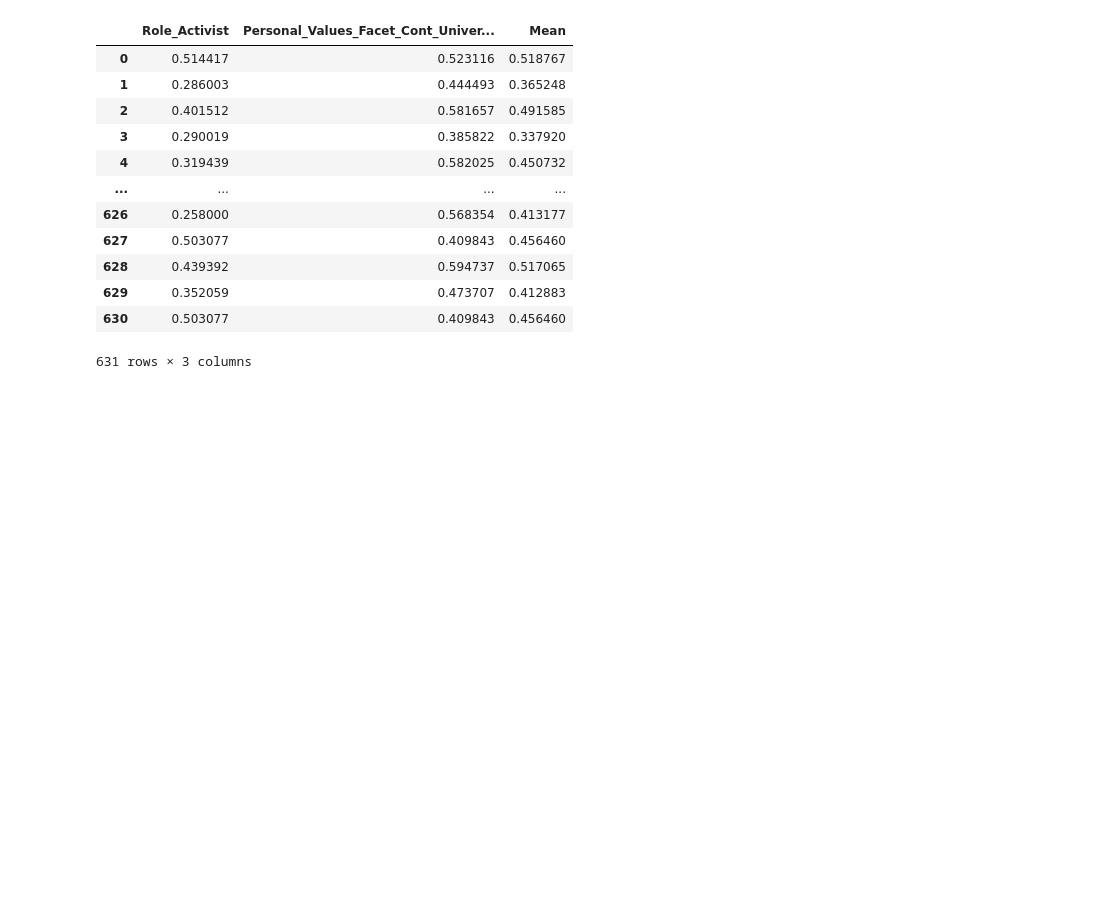
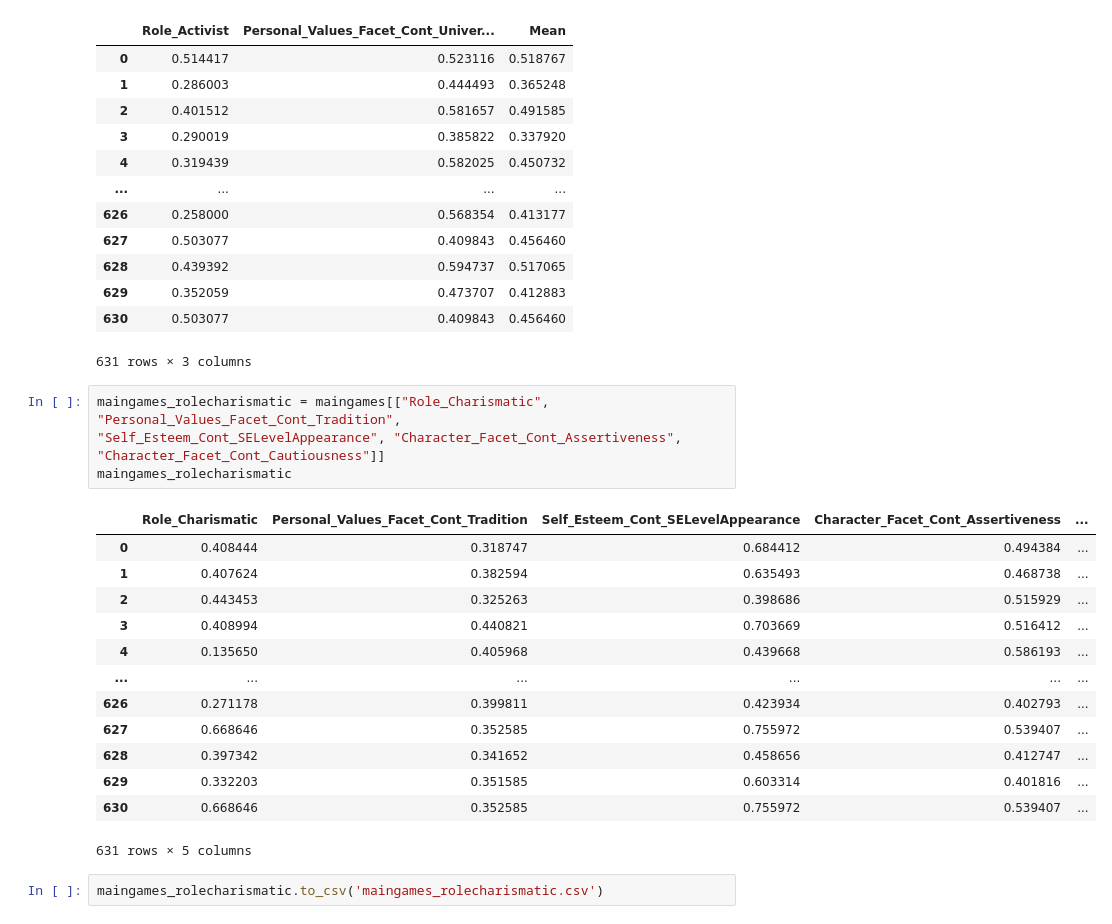
Before and after one commit to dindaslsbilla/coba, a Jupyter notebook: Untitled1.ipynb, the cells around one changed output. Drawn from its saved outputs; the diff is of its cells as text; blank space fills up the shorter version.

Commit message:
add role charismatic to csv

```diff
--- a/Untitled1.ipynb
+++ b/Untitled1.ipynb
@@ -1230,3 +1230,23 @@ roleactivist_df
 | 629 | 0.352059 | 0.473707 | 0.412883 |
 | 630 | 0.503077 | 0.409843 | 0.456460 |
 631 rows × 3 columns
+# %%
+maingames_rolecharismatic = maingames[["Role_Charismatic", "Personal_Values_Facet_Cont_Tradition",
+"Self_Esteem_Cont_SELevelAppearance", "Character_Facet_Cont_Assertiveness", "Character_Facet_Cont_Cautiousness"]]
+maingames_rolecharismatic
+# %% [output]
+|  | Role_Charismatic | Personal_Values_Facet_Cont_Tradition | Self_Esteem_Cont_SELevelAppearance | Character_Facet_Cont_Assertiveness | ... |
+| 0 | 0.408444 | 0.318747 | 0.684412 | 0.494384 | ... |
+| 1 | 0.407624 | 0.382594 | 0.635493 | 0.468738 | ... |
+| 2 | 0.443453 | 0.325263 | 0.398686 | 0.515929 | ... |
+| 3 | 0.408994 | 0.440821 | 0.703669 | 0.516412 | ... |
+| 4 | 0.135650 | 0.405968 | 0.439668 | 0.586193 | ... |
+| ... | ... | ... | ... | ... | ... |
+| 626 | 0.271178 | 0.399811 | 0.423934 | 0.402793 | ... |
+| 627 | 0.668646 | 0.352585 | 0.755972 | 0.539407 | ... |
+| 628 | 0.397342 | 0.341652 | 0.458656 | 0.412747 | ... |
+| 629 | 0.332203 | 0.351585 | 0.603314 | 0.401816 | ... |
+| 630 | 0.668646 | 0.352585 | 0.755972 | 0.539407 | ... |
+631 rows × 5 columns
+# %%
+maingames_rolecharismatic.to_csv('maingames_rolecharismatic.csv')
```
Also changed, not shown: parts of 1 cell of this notebook, 2 other files.
